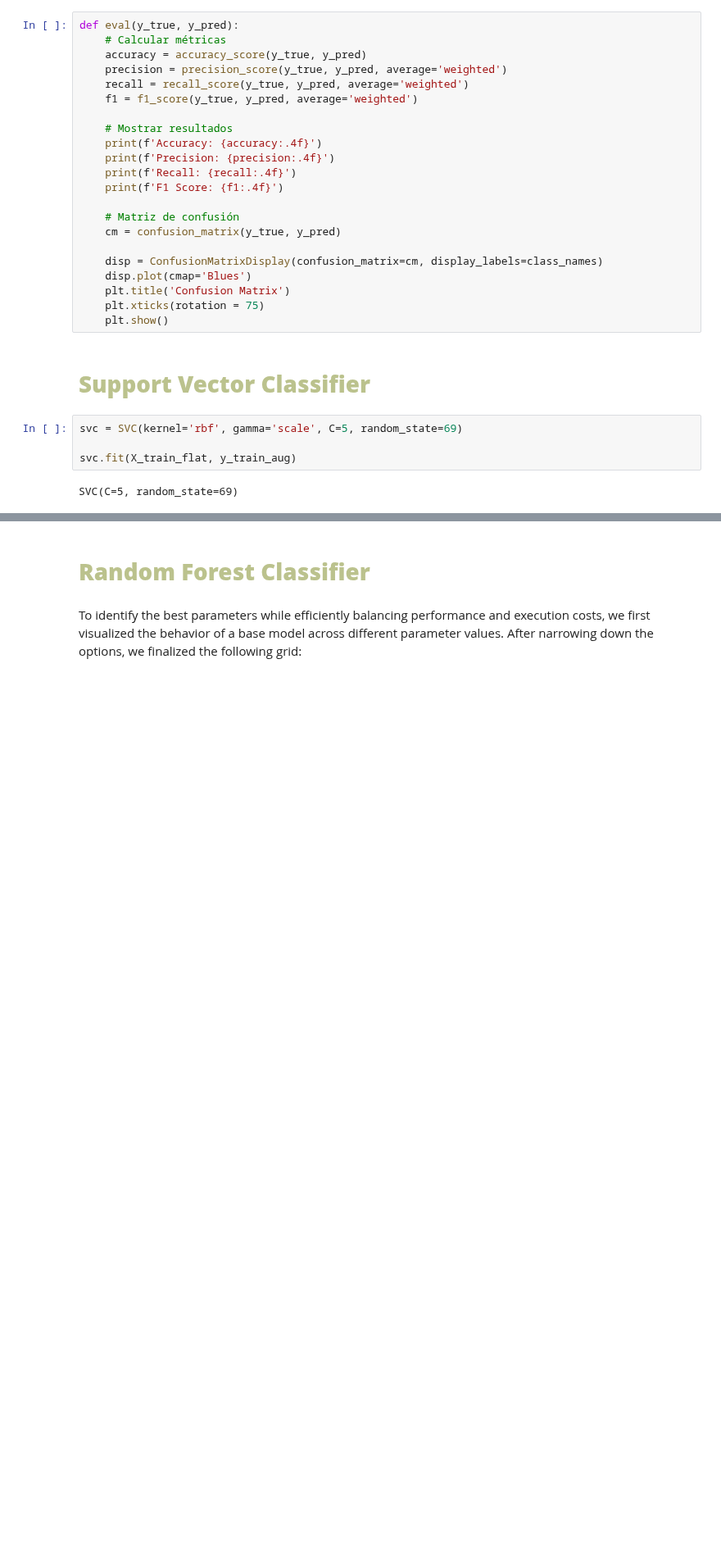
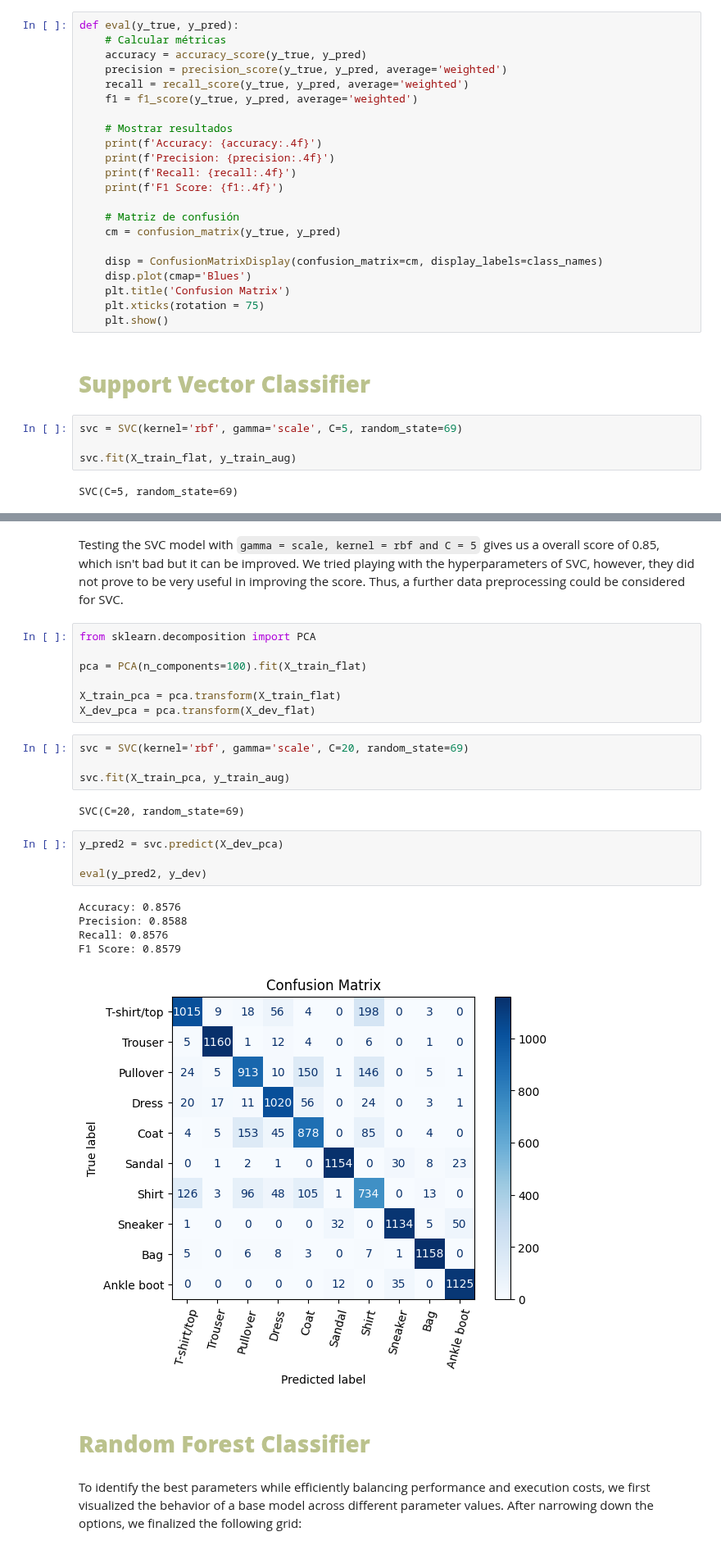
Before and after one commit to ch0fas/ML_Projects, a Jupyter notebook: fashion_mnist.ipynb, the cells around one changed output, grey strips where cells are left out. Shown at 82% size. Saved outputs shown, nothing was run; the diff lists cells and outputs as text; blank space fills up the shorter version.

Commit message:
ehhhh pca could work for svc?

```diff
--- a/fashion_mnist.ipynb
+++ b/fashion_mnist.ipynb
@@ -204,3 +206,28 @@ F1 Score: 0.8444
+# %% [markdown]
+Testing the SVC model with `gamma = scale, kernel = rbf and C = 5` gives us a overall score of 0.85, which isn't bad but it can be improved. We tried playing with the hyperparameters of SVC, however, they did not prove to be very useful in improving the score. Thus, a further data preprocessing could be considered for SVC.
+# %%
+from sklearn.decomposition import PCA
+
+pca = PCA(n_components=100).fit(X_train_flat)
+
+X_train_pca = pca.transform(X_train_flat)
+X_dev_pca = pca.transform(X_dev_flat)
+# %%
+svc = SVC(kernel='rbf', gamma='scale', C=20, random_state=69)
+
+svc.fit(X_train_pca, y_train_aug)
+# %% [output]
+SVC(C=20, random_state=69)
+# %%
+y_pred2 = svc.predict(X_dev_pca)
+
+eval(y_pred2, y_dev)
+# %% [output]
+Accuracy: 0.8576
+Precision: 0.8588
+Recall: 0.8576
+F1 Score: 0.8579
+[figure, added]
 # %% [markdown]
 # <font color= #bbc28d> **Random Forest Classifier** </font>
 # %% [markdown]
```
Also changed, not shown: parts of 3 cells of this notebook.
